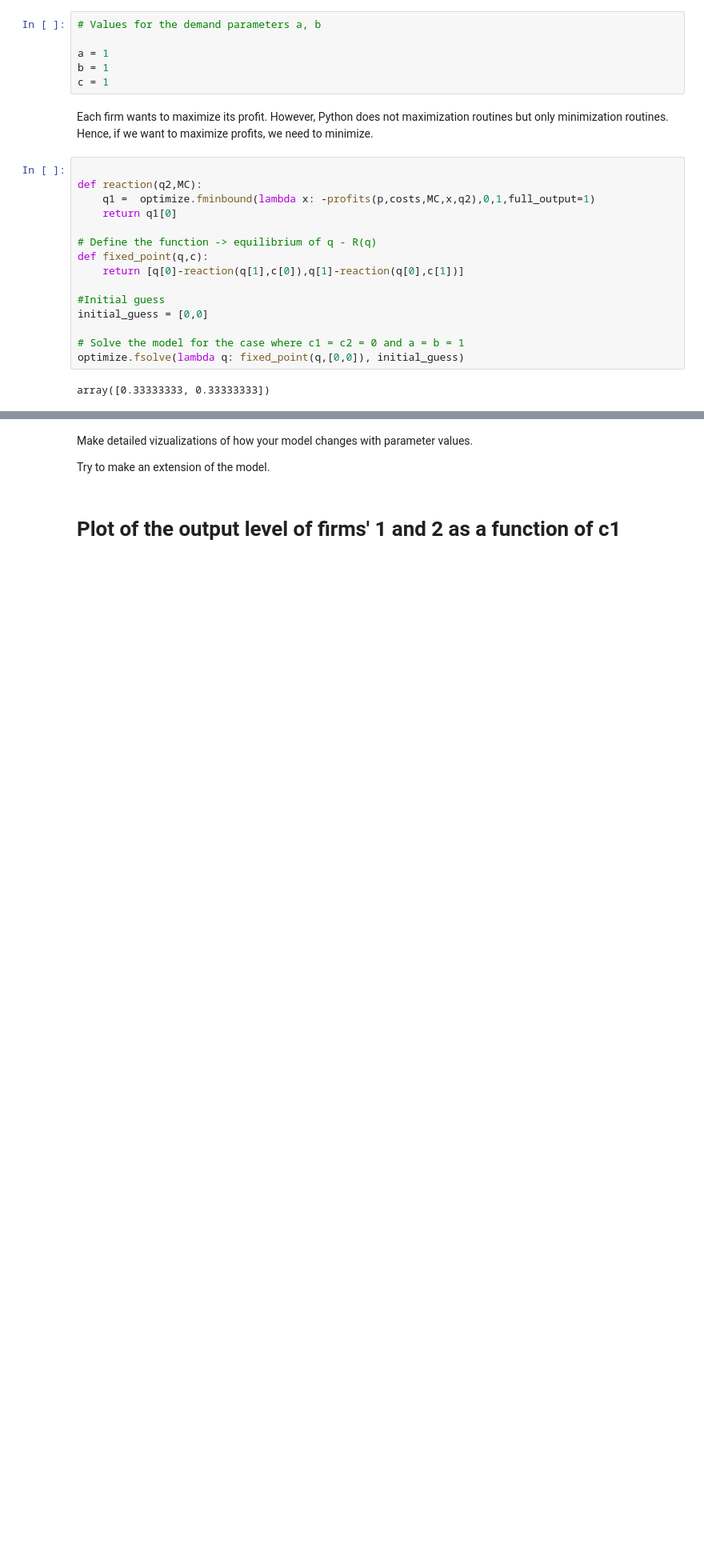
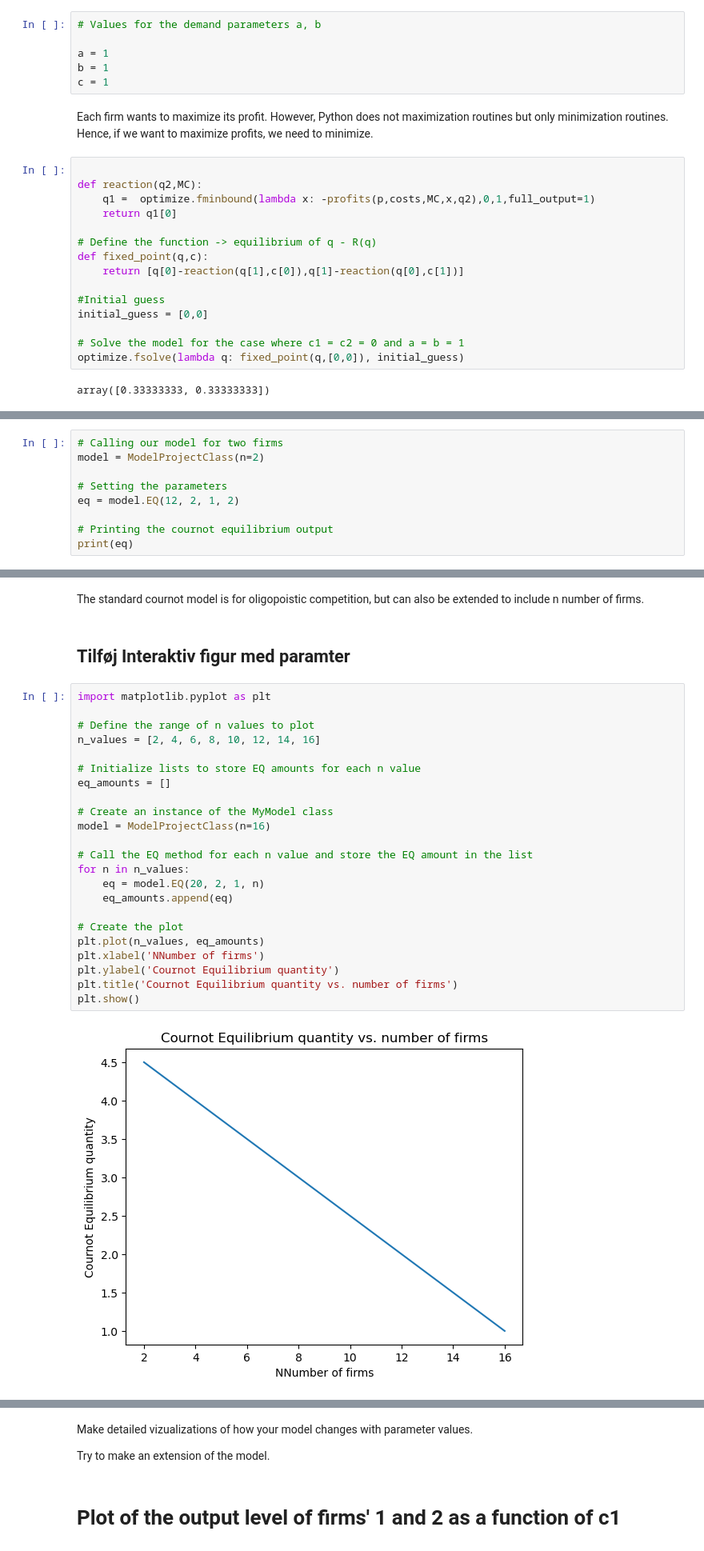
Before and after one commit to NumEconCopenhagen/projects-2023-iim, a Jupyter notebook: modelproject/modelproject.ipynb, the cells around one changed output, grey strips where cells are left out. Shown: that part at 80% size. Saved outputs shown, nothing was run; the diff lists cells and outputs as text; blank space fills up the shorter version.

```diff
--- a/modelproject/modelproject.ipynb
+++ b/modelproject/modelproject.ipynb
@@ -159,0 +144,9 @@ array([0.33333333, 0.33333333])
+# %%
+# Calling our model for two firms
+model = ModelProjectClass(n=2)
+
+# Setting the parameters
+eq = model.EQ(12, 2, 1, 2)
+
+# Printing the cournot equilibrium output
+print(eq)
@@ -159,0 +162,29 @@ array([0.33333333, 0.33333333])
+# %% [markdown]
+The standard cournot model is for oligopoistic competition, but can also be extended to include n number of firms.
+# %% [markdown]
+## Tilføj Interaktiv figur med paramter
+# %%
+import matplotlib.pyplot as plt
+
+# Define the range of n values to plot
+n_values = [2, 4, 6, 8, 10, 12, 14, 16]
+
+# Initialize lists to store EQ amounts for each n value
+eq_amounts = []
+
+# Create an instance of the MyModel class
+model = ModelProjectClass(n=16)
+
+# Call the EQ method for each n value and store the EQ amount in the list
+for n in n_values:
+    eq = model.EQ(20, 2, 1, n)
+    eq_amounts.append(eq)
+
+# Create the plot
+plt.plot(n_values, eq_amounts)
+plt.xlabel('NNumber of firms')
+plt.ylabel('Cournot Equilibrium quantity')
+plt.title('Cournot Equilibrium quantity vs. number of firms')
+plt.show()
+# %% [output]
+[figure, added]
```
Also changed, not shown: parts of 12 cells of this notebook.
